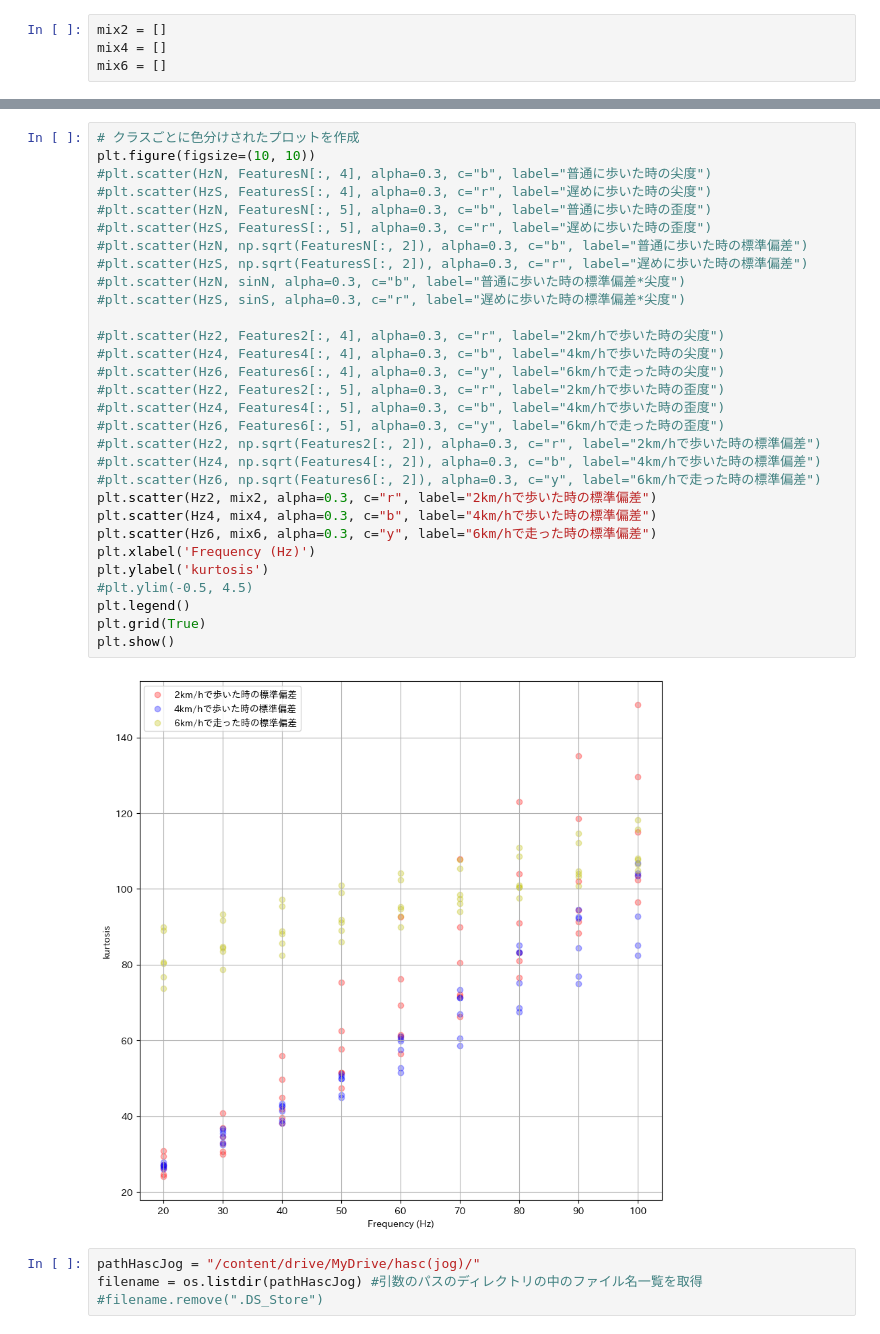
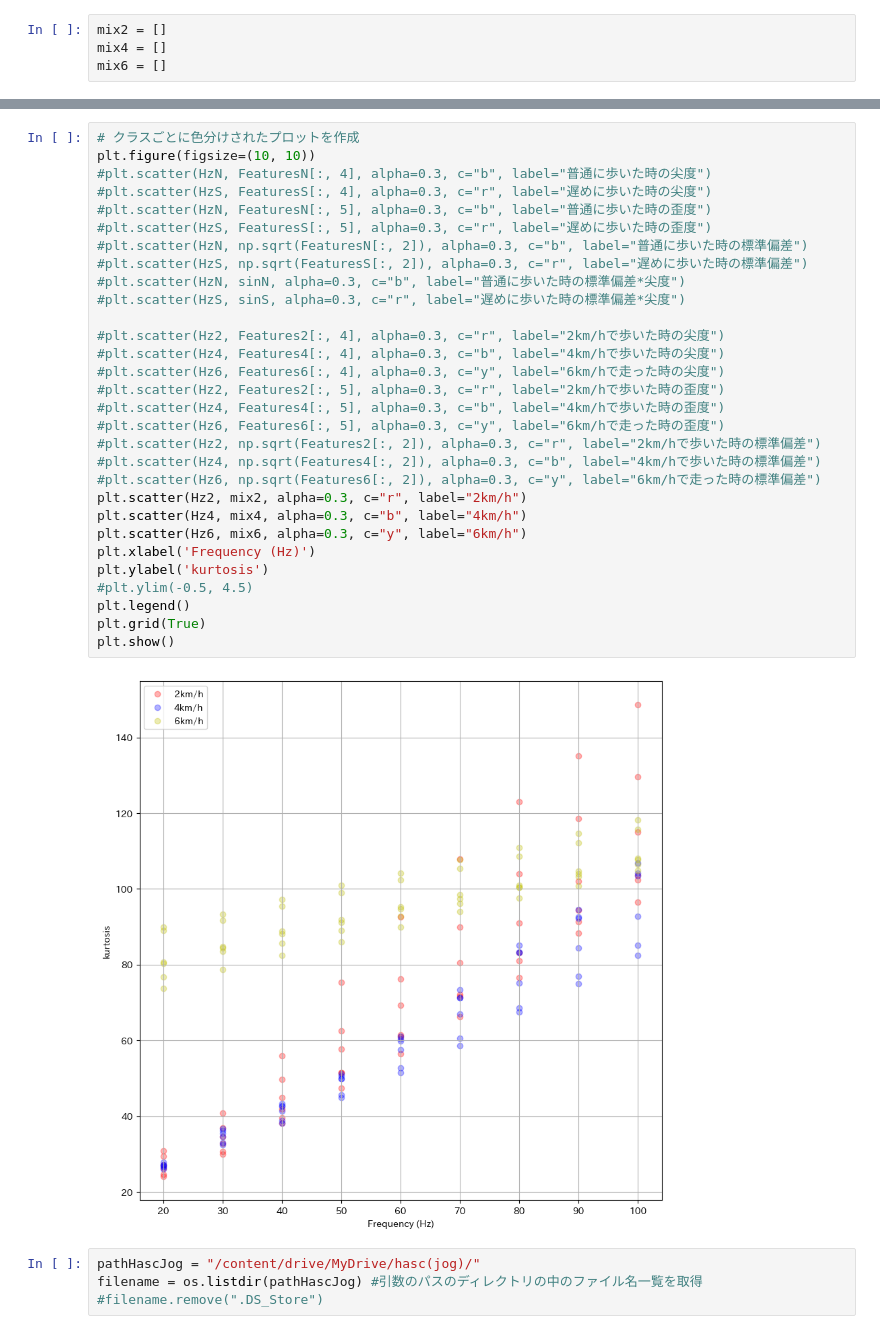
Before and after one commit to hinapyon/Sampling-Frequency-Estimating-of-Human-Activity-Acceleration-Data-using-Transformer-based-Regression, a Jupyter notebook: main.ipynb, the cells around one changed output, grey strips where cells are left out. Cells and saved outputs as stored; diff of their text form.

```diff
--- a/main.ipynb
+++ b/main.ipynb
@@ -507,35 +515,35 @@ mix6 = (0.0075 * np.sqrt(Features6[:, 2])) + Features6[:, 4]
 # %%
 # クラスごとに色分けされたプロットを作成
 plt.figure(figsize=(10, 10))
 #plt.scatter(HzN, FeaturesN[:, 4], alpha=0.3, c="b", label="普通に歩いた時の尖度")
 #plt.scatter(HzS, FeaturesS[:, 4], alpha=0.3, c="r", label="遅めに歩いた時の尖度")
 #plt.scatter(HzN, FeaturesN[:, 5], alpha=0.3, c="b", label="普通に歩いた時の歪度")
 #plt.scatter(HzS, FeaturesS[:, 5], alpha=0.3, c="r", label="遅めに歩いた時の歪度")
 #plt.scatter(HzN, np.sqrt(FeaturesN[:, 2]), alpha=0.3, c="b", label="普通に歩いた時の標準偏差")
 #plt.scatter(HzS, np.sqrt(FeaturesS[:, 2]), alpha=0.3, c="r", label="遅めに歩いた時の標準偏差")
 #plt.scatter(HzN, sinN, alpha=0.3, c="b", label="普通に歩いた時の標準偏差*尖度")
 #plt.scatter(HzS, sinS, alpha=0.3, c="r", label="遅めに歩いた時の標準偏差*尖度")
 
 #plt.scatter(Hz2, Features2[:, 4], alpha=0.3, c="r", label="2km/hで歩いた時の尖度")
 #plt.scatter(Hz4, Features4[:, 4], alpha=0.3, c="b", label="4km/hで歩いた時の尖度")
 #plt.scatter(Hz6, Features6[:, 4], alpha=0.3, c="y", label="6km/hで走った時の尖度")
 #plt.scatter(Hz2, Features2[:, 5], alpha=0.3, c="r", label="2km/hで歩いた時の歪度")
 #plt.scatter(Hz4, Features4[:, 5], alpha=0.3, c="b", label="4km/hで歩いた時の歪度")
 #plt.scatter(Hz6, Features6[:, 5], alpha=0.3, c="y", label="6km/hで走った時の歪度")
 #plt.scatter(Hz2, np.sqrt(Features2[:, 2]), alpha=0.3, c="r", label="2km/hで歩いた時の標準偏差")
 #plt.scatter(Hz4, np.sqrt(Features4[:, 2]), alpha=0.3, c="b", label="4km/hで歩いた時の標準偏差")
 #plt.scatter(Hz6, np.sqrt(Features6[:, 2]), alpha=0.3, c="y", label="6km/hで走った時の標準偏差")
-plt.scatter(Hz2, mix2, alpha=0.3, c="r", label="2km/hで歩いた時の標準偏差")
-plt.scatter(Hz4, mix4, alpha=0.3, c="b", label="4km/hで歩いた時の標準偏差")
-plt.scatter(Hz6, mix6, alpha=0.3, c="y", label="6km/hで走った時の標準偏差")
+plt.scatter(Hz2, mix2, alpha=0.3, c="r", label="2km/h")
+plt.scatter(Hz4, mix4, alpha=0.3, c="b", label="4km/h")
+plt.scatter(Hz6, mix6, alpha=0.3, c="y", label="6km/h")
 plt.xlabel('Frequency (Hz)')
 plt.ylabel('kurtosis')
 #plt.ylim(-0.5, 4.5)
 plt.legend()
 plt.grid(True)
 plt.show()
 # %% [output]
-[figure, old version]
+[figure, new version]
 # %%
 pathHascJog = "/content/drive/MyDrive/hasc(jog)/"
 filename = os.listdir(pathHascJog) #引数のパスのディレクトリの中のファイル名一覧を取得
```
Also changed, not shown: parts of 5 cells of this notebook.
